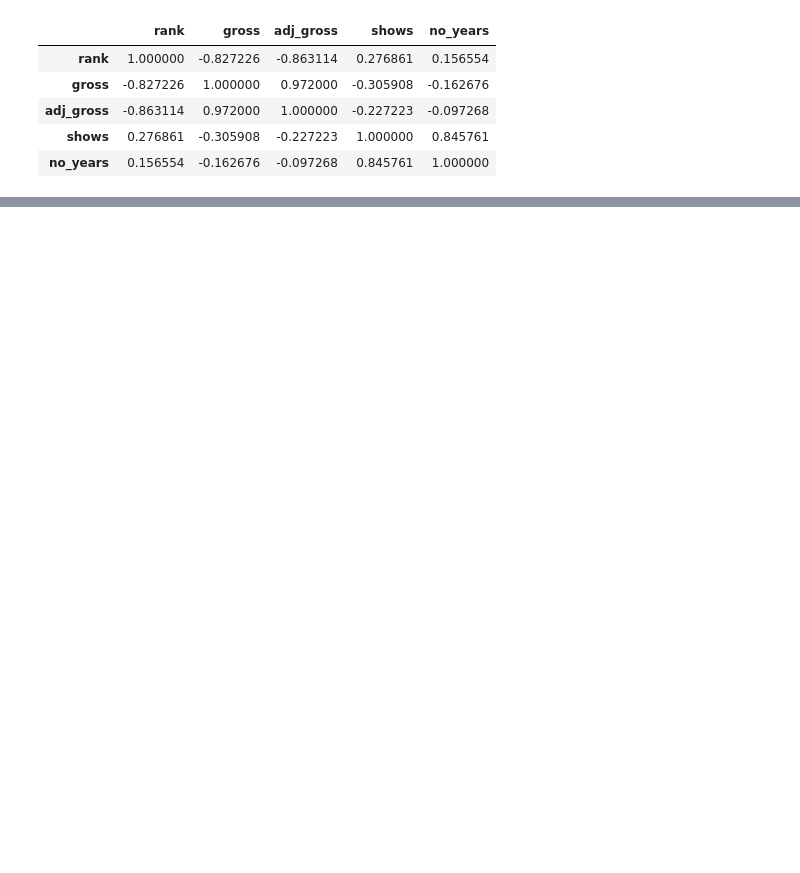
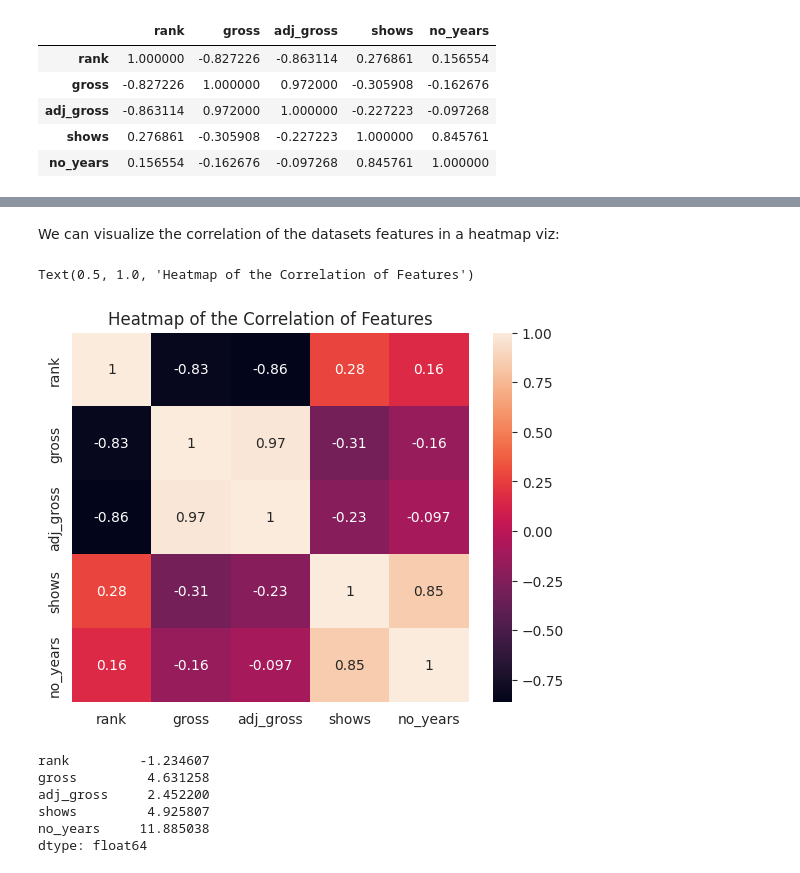
Before and after one commit to LouisObinabo/eda-grossing-concerts-by-women, a Jupyter notebook: Statistics and Trends - Assignment.ipynb, the cells around one changed output, grey strips where cells are left out. Saved outputs shown, nothing was run; the diff lists cells and outputs as text; code cells hidden in the pictures; blank space fills up the shorter version.

Commit message:
Add violin and heatmap plots

```diff
--- a/Statistics and Trends - Assignment.ipynb
+++ b/Statistics and Trends - Assignment.ipynb
@@ -27,5 +30,7 @@ import matplotlib.pyplot as plt
+# %%
+sns.set_style("whitegrid")
 # %%
-df = pd.read_csv("grossing_movies.csv")
+df = pd.read_csv("grossing_tours.csv")
 # %% [markdown]
 Retrieve the first 10 rows from the DataFrame
 # %%
@@ -306,3 +312,17 @@ def plot_heatmap(x):
+# %% [markdown]
+We can visualize the correlation of the datasets features in a heatmap viz:
 # %%
-def plot_confusion_matrix(x):
-    ...
+sns.heatmap(df[numeric_cols].corr(), annot=True)
+plt.title("Heatmap of the Correlation of Features")
+# %% [output]
+Text(0.5, 1.0, 'Heatmap of the Correlation of Features')
+[figure, added]
+# %%
+df[numeric_cols].kurtosis()
+# %% [output]
+rank         -1.234607
+gross         4.631258
+adj_gross     2.452200
+shows         4.925807
+no_years     11.885038
+dtype: float64
```
Also changed, not shown: parts of 24 cells of this notebook, 1 other file.
